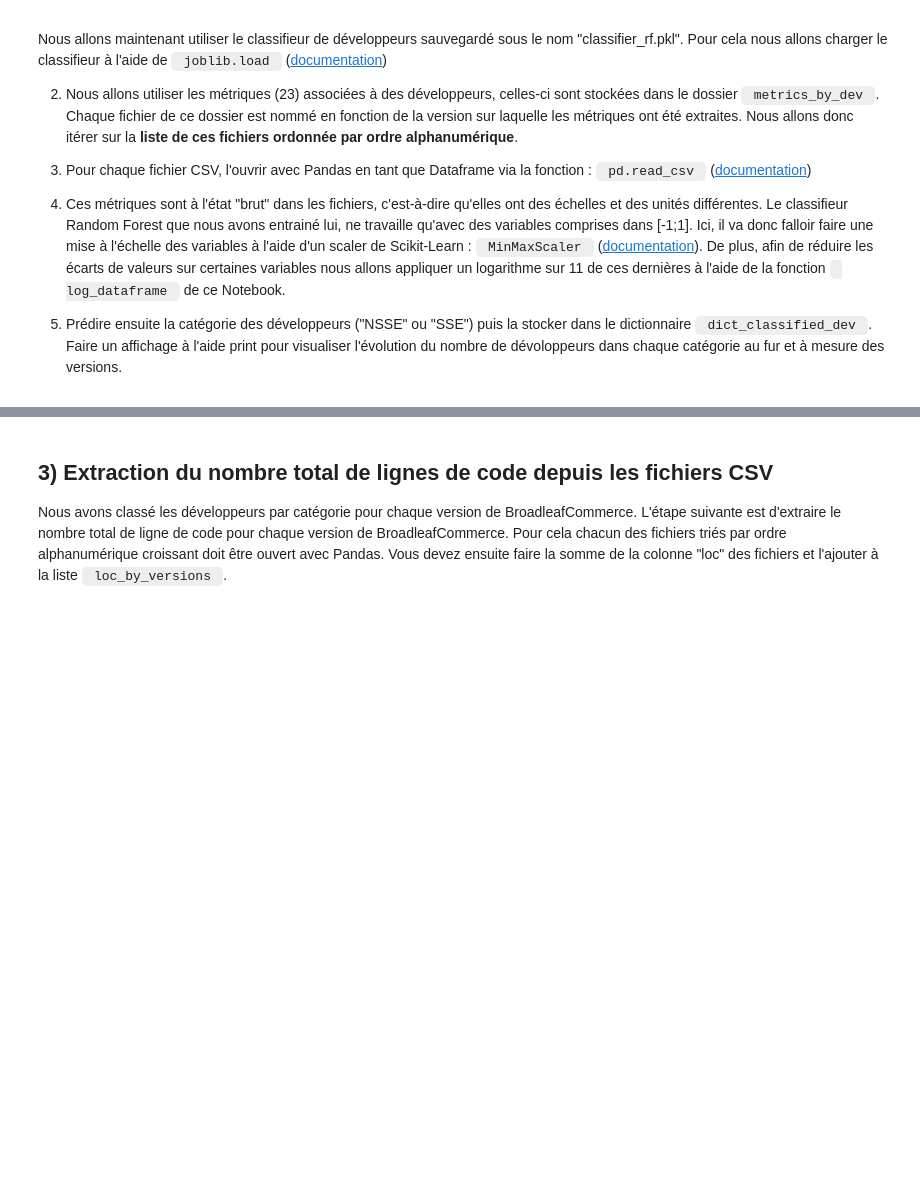
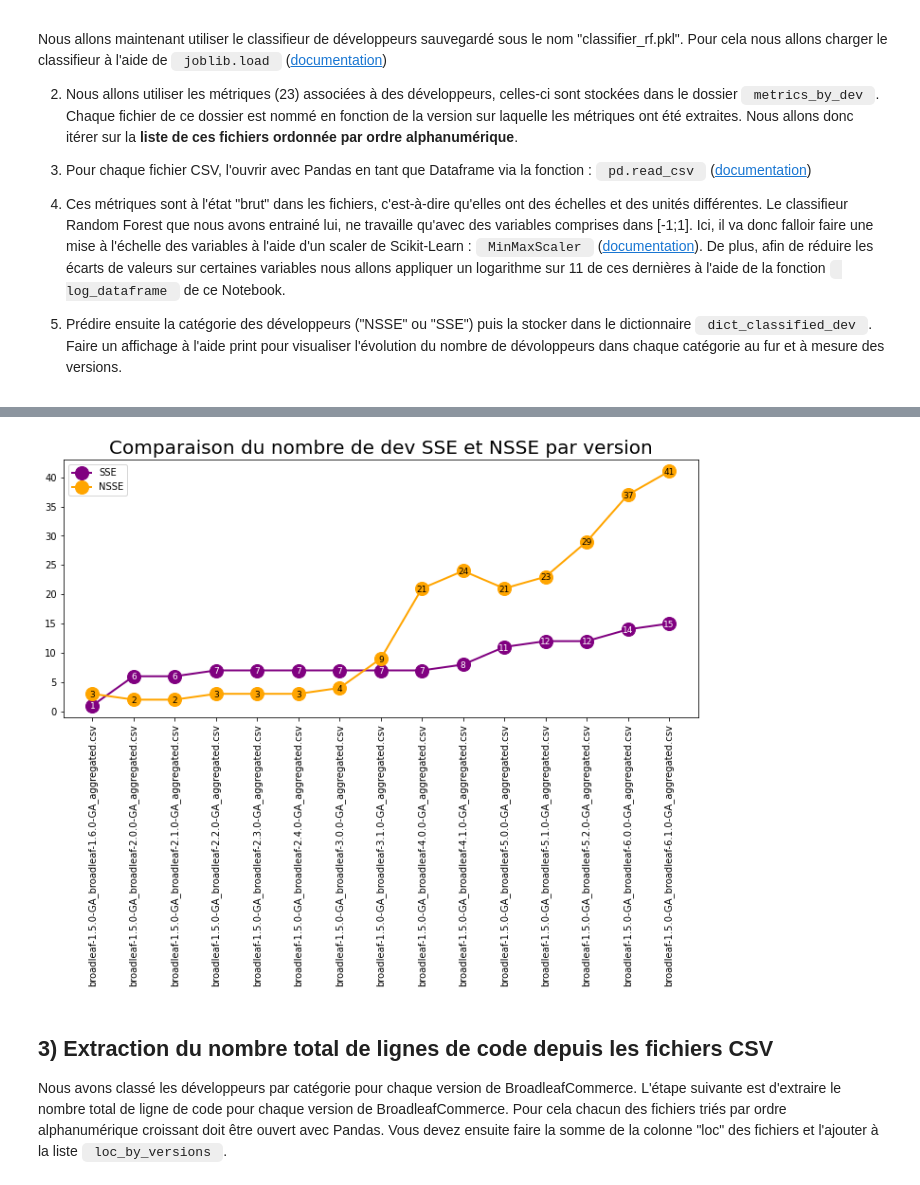
Before and after one commit to DocAmaroo/MetricExtraction, a Jupyter notebook: developers_classification.ipynb, the cells around one changed output, grey strips where cells are left out. Saved outputs shown, nothing was run; the diff lists cells and outputs as text; code cells hidden in the pictures; blank space fills up the shorter version.

```diff
--- a/developers_classification.ipynb
+++ b/developers_classification.ipynb
@@ -176,0 +266,33 @@ FileNotFoundError: [Errno 2] No such file or directory: 'classifier_rf.pkl'
+# %%
+def create_multiplot(title, x,
+    y1, y1Label,
+    y2, y2Label,
+    xticksRotate=False,
+    xlabel="", ylabel=""):
+
+    fig = plt.figure(figsize=(12,5))
+    ax = fig.add_subplot(111)
+    plt.plot(x, y1, label=y1Label,
+            marker='o', markersize=14,
+            linewidth=2, color='purple')
+
+    plt.plot(x, y2, label=y2Label,
+            marker='o', markersize=14,
+            linewidth=2, color='orange')
+
+    # --- Cosmetic
+    if (title): plt.title(label=title, fontsize=20)
+    plt.xlabel(xlabel)
+    plt.ylabel(ylabel)
+
+    if (xticksRotate): plt.xticks(rotation=90)
+
+    # --- Labels on marker
+    for a,b in zip(x, y1):
+        plt.text(a, b-0.6, str(b), ha="center", color="white", fontsize=9)
+
+    for a,b in zip(x, y2):
+        plt.text(a, b-0.6, str(b), ha="center", fontsize=9)
+
+    plt.legend()
+    plt.show()
@@ -177,3 +305,12 @@ FileNotFoundError: [Errno 2] No such file or directory: 'classifier_rf.pkl'
+# %%
+create_multiplot(
+    "Comparaison du nombre de dev SSE et NSSE par version",
+    list_versions,
+    dict_classified_dev["SSE"], "SSE",
+    dict_classified_dev["NSSE"], "NSSE",
+    True)
+# %% [output]
+[figure, added]
 # %% [markdown]
 ## 3) Extraction du nombre total de lignes de code depuis les fichiers CSV
 
```
Also changed, not shown: parts of 14 cells of this notebook.
